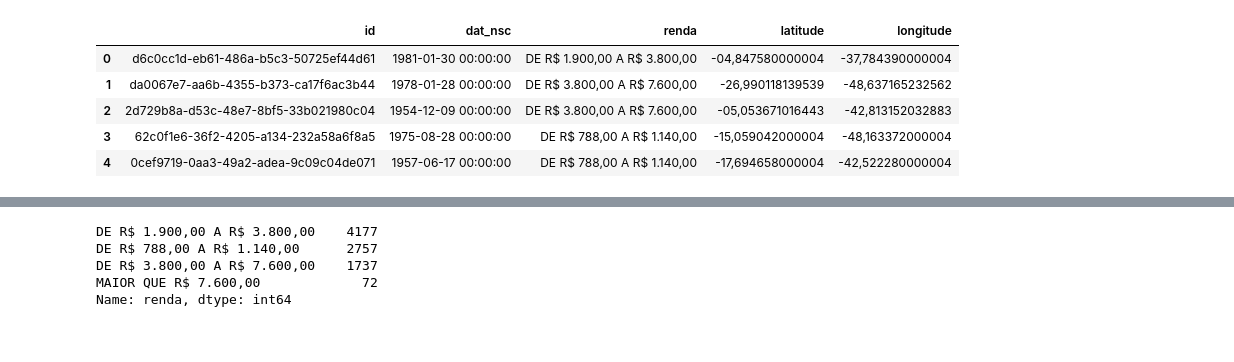
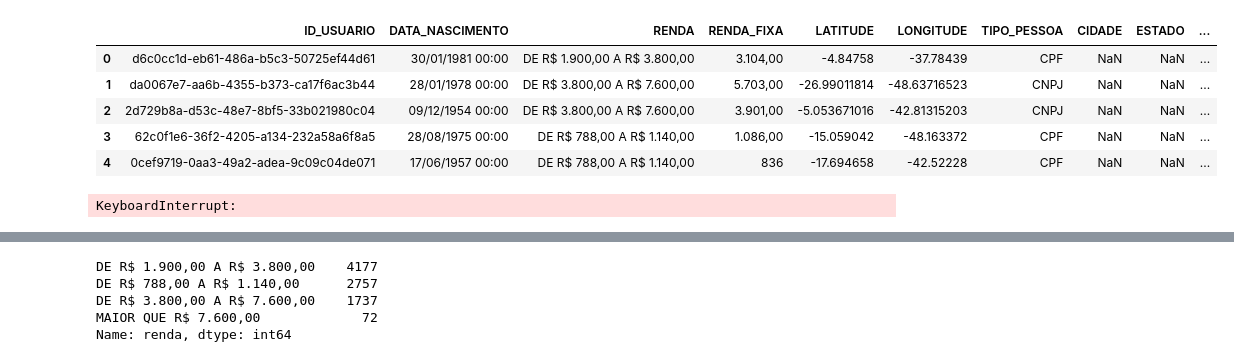
Before and after one commit to rodrigoqfcosta/API-SPC, a Jupyter notebook: analise_jupyter/Análise de Dados Dataset - API- SPC.ipynb, the cells around one changed output, grey strips where cells are left out. Drawn from its saved outputs; the diff is of its cells as text; code cells hidden in the pictures.

```diff
--- a/analise_jupyter/Análise de Dados Dataset - API- SPC.ipynb
+++ b/analise_jupyter/Análise de Dados Dataset - API- SPC.ipynb
@@ -10,12 +11,32 @@ import numpy as np
-# %%
-# Leitura do arquivo base
-df = pd.read_csv(r"dataset_v01.csv", delimiter=",")
-df.head()
-# %% [output]
-|  | id | dat_nsc | renda | latitude | longitude |
-| 0 | d6c0cc1d-eb61-486a-b5c3-50725ef44d61 | 1981-01-30 00:00:00 | DE R$ 1.900,00 A R$ 3.800,00 | -04,847580000004 | -37,784390000004 |
-| 1 | da0067e7-aa6b-4355-b373-ca17f6ac3b44 | 1978-01-28 00:00:00 | DE R$ 3.800,00 A R$ 7.600,00 | -26,990118139539 | -48,637165232562 |
-| 2 | 2d729b8a-d53c-48e7-8bf5-33b021980c04 | 1954-12-09 00:00:00 | DE R$ 3.800,00 A R$ 7.600,00 | -05,053671016443 | -42,813152032883 |
-| 3 | 62c0f1e6-36f2-4205-a134-232a58a6f8a5 | 1975-08-28 00:00:00 | DE R$ 788,00 A R$ 1.140,00 | -15,059042000004 | -48,163372000004 |
-| 4 | 0cef9719-0aa3-49a2-adea-9c09c04de071 | 1957-06-17 00:00:00 | DE R$ 788,00 A R$ 1.140,00 | -17,694658000004 | -42,522280000004 |
+# %%
+# Leitura do arquivo base
+df = pd.read_csv(r"dataset_v01.csv", delimiter=";")
+df = df.rename(columns={'id': 'ID_USUARIO', 'dat_nsc': 'DATA_NASCIMENTO', 'renda': 'RENDA', 'renda_SPEC': 'RENDA_FIXA', 'latitude': 'LATITUDE', 'longitude': 'LONGITUDE', 'tipo_pessoa': 'TIPO_PESSOA'})
+
+# Criando novas colunas CIDADE e ESTADO
+df['CIDADE'] = 'NaN'
+df['ESTADO'] = 'NaN'
+df['LOGRADOURO'] = 'NaN'
+
+# Tratando formatação das coordenadas, trocado as virgulas por ponto e removendo registros sem coordenadas
+df['LATITUDE'] = df['LATITUDE'].str.replace(',','.')
+df['LONGITUDE'] = df['LONGITUDE'].str.replace(',','.')
+df.dropna(subset=['LATITUDE'], inplace=True)
+df.head()
+# %% [output]
+|  | ID_USUARIO | DATA_NASCIMENTO | RENDA | RENDA_FIXA | LATITUDE | LONGITUDE | TIPO_PESSOA | CIDADE | ESTADO | ... |
+| 0 | d6c0cc1d-eb61-486a-b5c3-50725ef44d61 | 30/01/1981 00:00 | DE R$ 1.900,00 A R$ 3.800,00 | 3.104,00 | -4.84758 | -37.78439 | CPF | NaN | NaN | ... |
+| 1 | da0067e7-aa6b-4355-b373-ca17f6ac3b44 | 28/01/1978 00:00 | DE R$ 3.800,00 A R$ 7.600,00 | 5.703,00 | -26.99011814 | -48.63716523 | CNPJ | NaN | NaN | ... |
+| 2 | 2d729b8a-d53c-48e7-8bf5-33b021980c04 | 09/12/1954 00:00 | DE R$ 3.800,00 A R$ 7.600,00 | 3.901,00 | -5.053671016 | -42.81315203 | CNPJ | NaN | NaN | ... |
+| 3 | 62c0f1e6-36f2-4205-a134-232a58a6f8a5 | 28/08/1975 00:00 | DE R$ 788,00 A R$ 1.140,00 | 1.086,00 | -15.059042 | -48.163372 | CPF | NaN | NaN | ... |
+| 4 | 0cef9719-0aa3-49a2-adea-9c09c04de071 | 17/06/1957 00:00 | DE R$ 788,00 A R$ 1.140,00 | 836 | -17.694658 | -42.52228 | CPF | NaN | NaN | ... |
+# %%
+# Utilização da API Google Maps para inserção dos dados regionais, "CIDADE" e "ESTADO"
+for index, row in df.iterrows():
+    result = reverse_geocode(row['LATITUDE'], row['LONGITUDE'])
+    df.loc[index,'CIDADE'] = result[0]
+    df.loc[index,'ESTADO'] = result[1]
+    df.loc[index,'LOGRADOURO'] = result[2]
+# %% [output]
+KeyboardInterrupt:
 # %%
```
Also changed, not shown: parts of 5 cells of this notebook, 8 other files.
